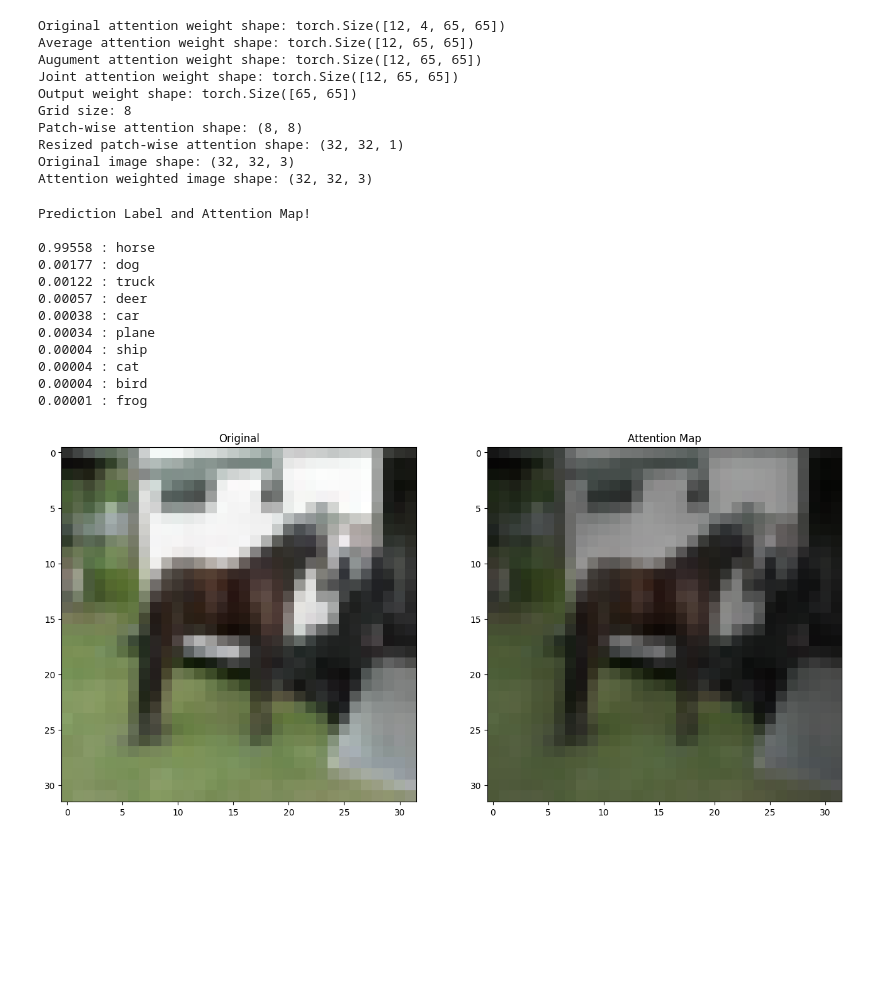
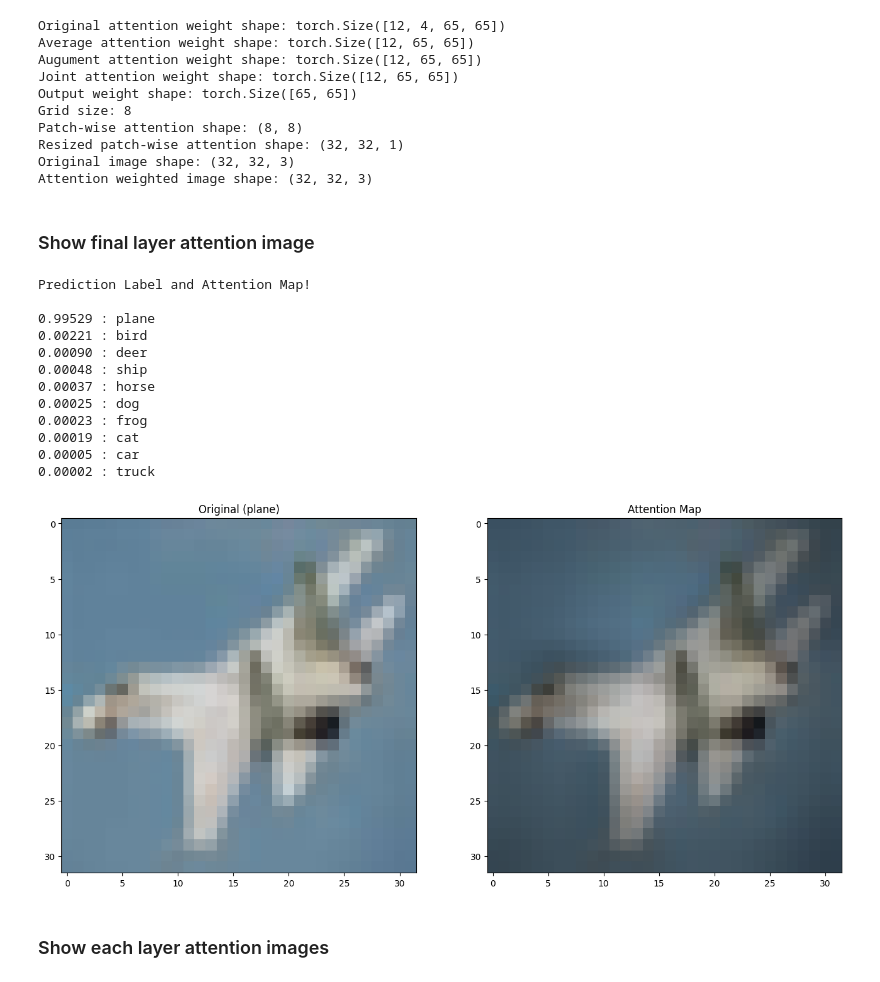
Before and after one commit to nick8592/ViT-Classification-CIFAR10, a Jupyter notebook: visualize_atteniton_map.ipynb, the cells around one changed output. Drawn from its saved outputs; the diff is of its cells as text; code cells hidden in the pictures; blank space fills up the shorter version.

```diff
--- a/visualize_atteniton_map.ipynb
+++ b/visualize_atteniton_map.ipynb
@@ -35,7 +35,7 @@ def hyperparameters():
     parser.add_argument("--n_classes", type=int, default=10)
     parser.add_argument("--data_path", type=str, default='./data')
     parser.add_argument("--num_test_images", type=int, default=None)
-    parser.add_argument("--index", type=int, default=20)
+    parser.add_argument("--index", type=int, default=10)
     parser.add_argument("--image_path", type=str, default=None)
 
     # ViT Arguments
@@ -203,33 +203,37 @@ Patch-wise attention shape: (8, 8)
 Resized patch-wise attention shape: (32, 32, 1)
 Original image shape: (32, 32, 3)
 Attention weighted image shape: (32, 32, 3)
+# %% [markdown]
+### Show final layer attention image
 # %%
 fig, (ax1, ax2) = plt.subplots(ncols=2, figsize=(16, 16))
 
-ax1.set_title('Original')
+ax1.set_title(f'Original ({classes[label]})')
 ax2.set_title('Attention Map')
 _ = ax1.imshow(img)
 _ = ax2.imshow(result)
 
 probs = torch.nn.Softmax(dim=-1)(logits)
 top10 = torch.argsort(probs, dim=-1, descending=True)
 print("Prediction Label and Attention Map!\n")
 for idx in top10[0, :10]:
     print(f'{probs[0, idx.item()]:.5f} : {classes[idx.item()]}\n', end='')
 # %% [output]
 Prediction Label and Attention Map!
 
-0.99558 : horse
-0.00177 : dog
-0.00122 : truck
-0.00057 : deer
-0.00038 : car
-0.00034 : plane
-0.00004 : ship
-0.00004 : cat
-0.00004 : bird
-0.00001 : frog
+0.99529 : plane
+0.00221 : bird
+0.00090 : deer
+0.00048 : ship
+0.00037 : horse
+0.00025 : dog
+0.00023 : frog
+0.00019 : cat
+0.00005 : car
+0.00002 : truck
-[figure, old version]
+[figure, new version]
+# %% [markdown]
+### Show each layer attention images
 # %%
 for i, v in enumerate(joint_attentions):
     # Attention from the output token to the input space.
```
Also changed, not shown: parts of 6 cells of this notebook.
